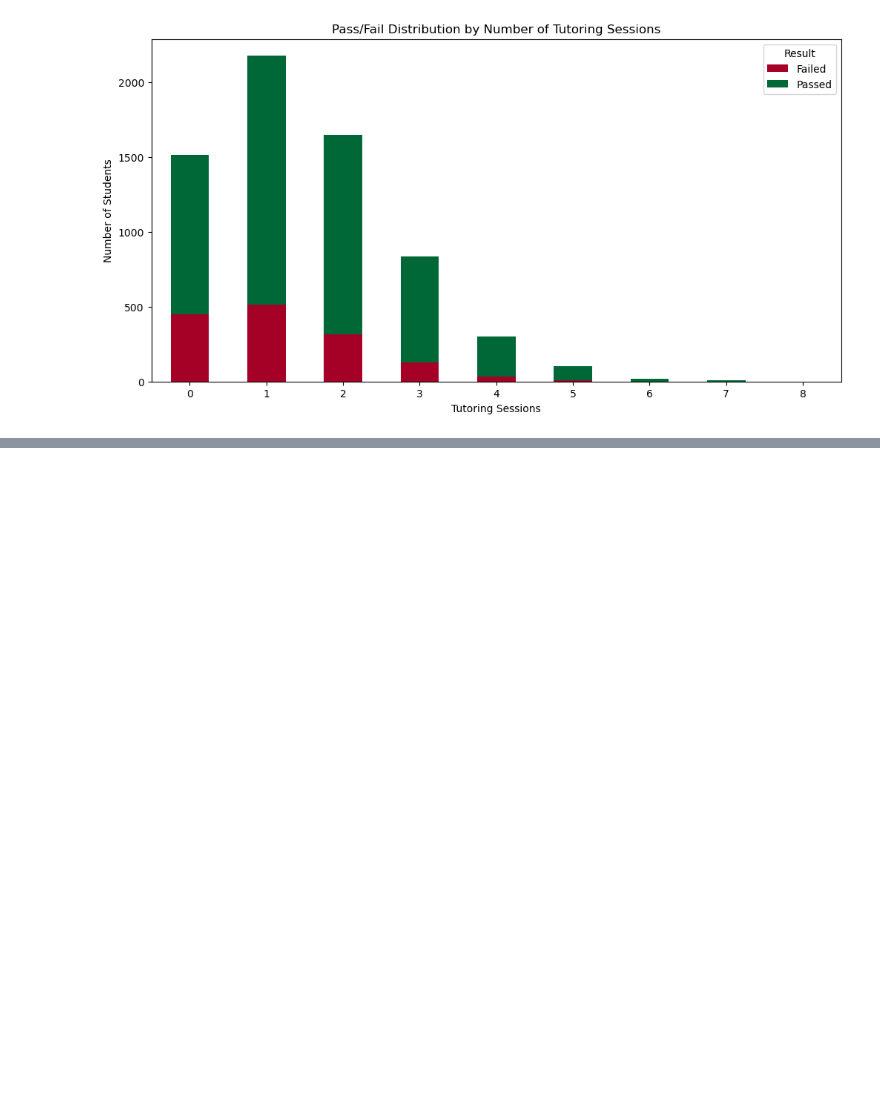
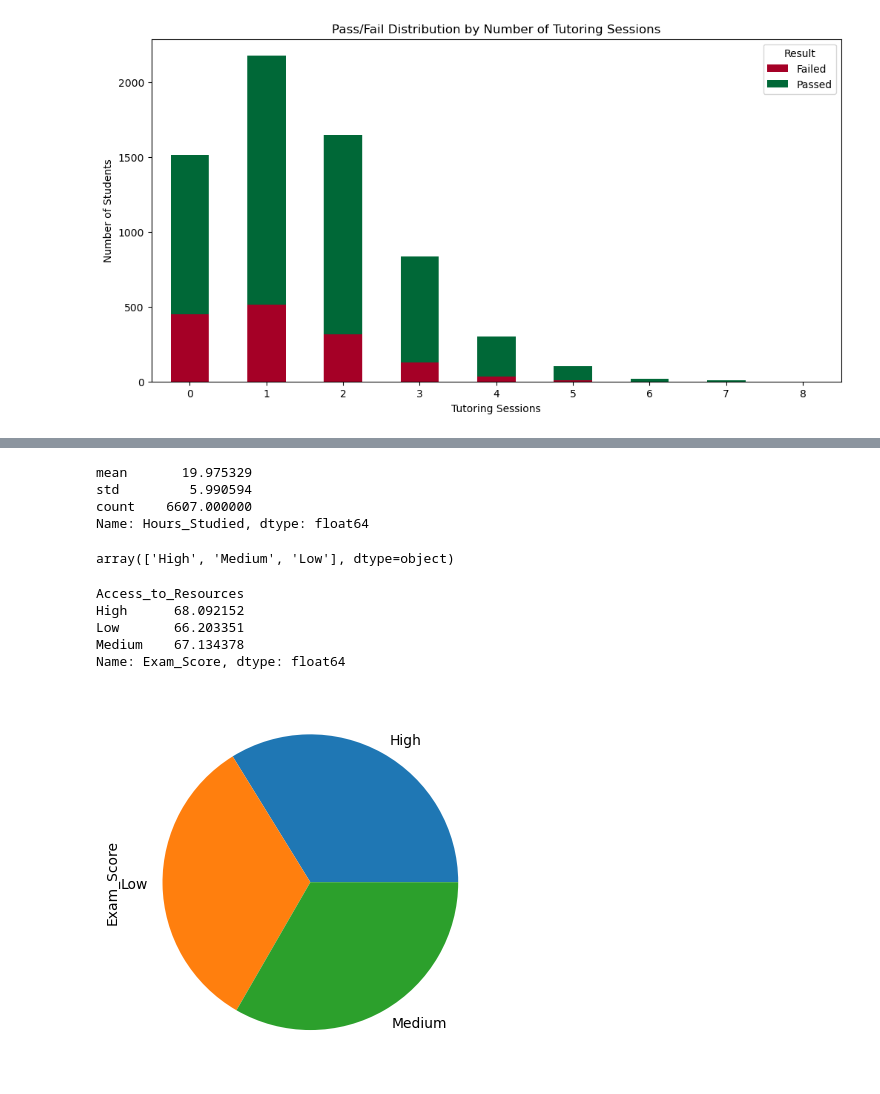
Before and after one commit to geff-ghost/studentPerformance, a Jupyter notebook: studentPerformance.ipynb, the cells around one changed output, grey strips where cells are left out. Drawn from its saved outputs; the diff is of its cells as text; code cells hidden in the pictures; blank space fills up the shorter version.

```diff
--- a/studentPerformance.ipynb
+++ b/studentPerformance.ipynb
@@ -330,0 +342,24 @@ plt.xticks(rotation=0);
+# %%
+df['Hours_Studied'].agg(['mean', 'std', 'count'])
+# %% [output]
+mean       19.975329
+std         5.990594
+count    6607.000000
+Name: Hours_Studied, dtype: float64
+# %%
+df['Access_to_Resources'].unique()
+# %% [output]
+array(['High', 'Medium', 'Low'], dtype=object)
+# %%
+resource_means = df.groupby('Access_to_Resources')['Exam_Score'].mean()
+resource_means
+# %% [output]
+Access_to_Resources
+High      68.092152
+Low       66.203351
+Medium    67.134378
+Name: Exam_Score, dtype: float64
+# %%
+resource_means.plot(kind='pie');
+# %% [output]
+[figure, added]
```
Also changed, not shown: parts of 10 cells of this notebook.
